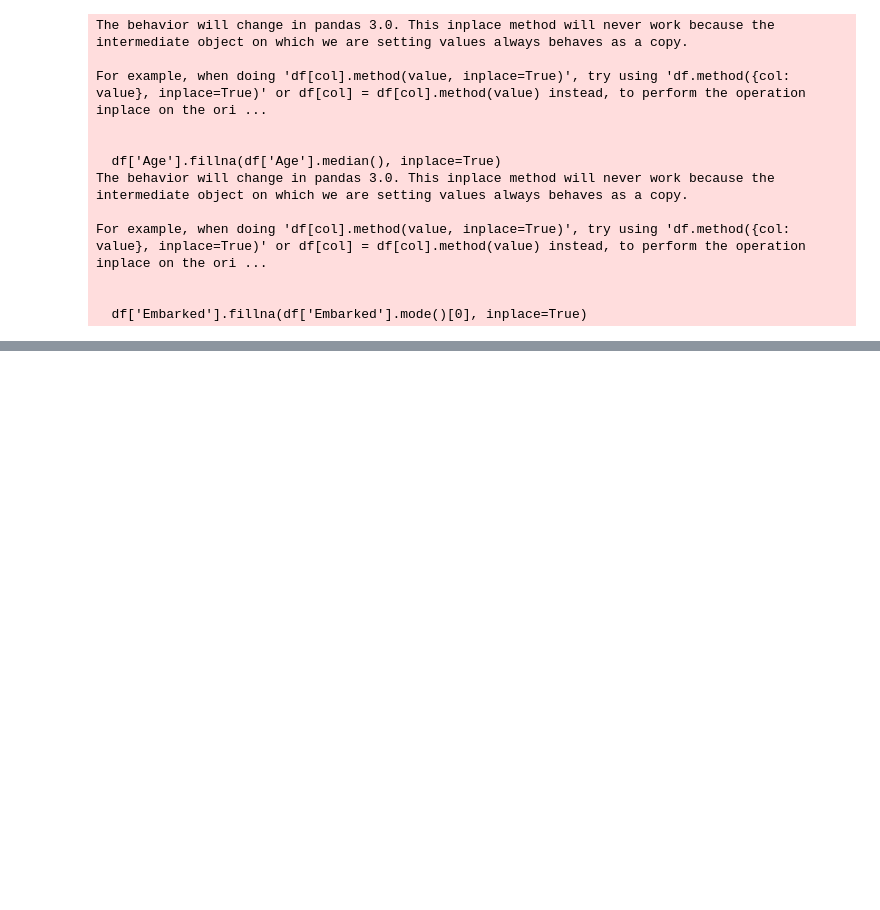
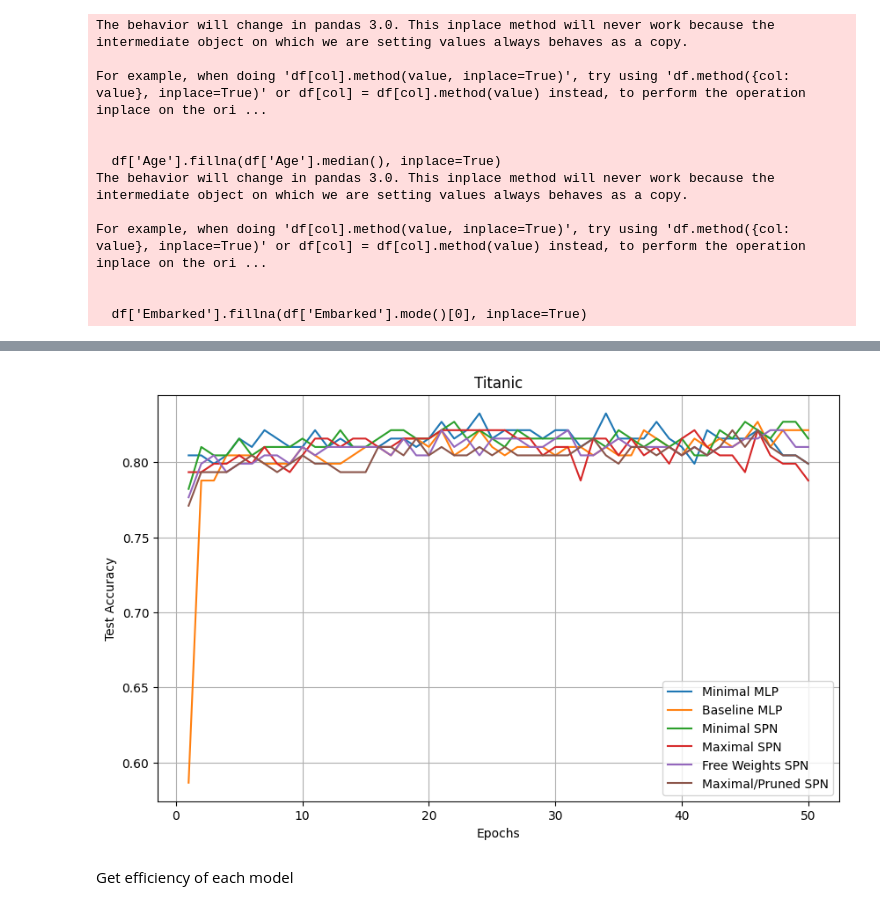
Before and after one commit to sarosh2/dpn, a Jupyter notebook: Titanic_test.ipynb, the cells around one changed output, grey strips where cells are left out. Cells and saved outputs as stored; diff of their text form; code cells hidden in the pictures; blank space fills up the shorter version.

```diff
--- a/Titanic_test.ipynb
+++ b/Titanic_test.ipynb
@@ -263,0 +364,36 @@ Peak GPU memory: 18.11 MB
+# %%
+test_acc_0 = val_metrics_0[:, 1]
+test_acc_1 = val_metrics_1[:, 1]
+test_acc_2 = val_metrics_2[:, 1]
+test_acc_3 = val_metrics_3[:, 1]
+test_acc_4 = val_metrics_4[:, 1]
+test_acc_5 = val_metrics_5[:, 1]
+# %%
+# Plot the training accuracy of all 5 models
+plt.figure(figsize=(10, 6))
+
+plt.plot(epochs, test_acc_0, label='Minimal MLP')
+plt.plot(epochs, test_acc_1, label='Baseline MLP')
+plt.plot(epochs, test_acc_2, label='Minimal SPN')
+plt.plot(epochs, test_acc_3, label='Maximal SPN')
+plt.plot(epochs, test_acc_4, label='Free Weights SPN')
+plt.plot(epochs, test_acc_5, label='Maximal/Pruned SPN')
+
+# Adding labels and title
+plt.xlabel('Epochs')
+plt.ylabel('Test Accuracy')
+plt.title('Titanic')
+
+# Adding a legend to distinguish the models
+plt.legend()
+
+# Show the plot
+plt.grid(True)
+
+#save the plot
+plt.savefig('results/Titanic/test_accuracy_plot.png')  # Save as PNG file
+plt.show()
+# %% [output]
+[figure, added]
+# %% [markdown]
+Get efficiency of each model
```
Also changed, not shown: parts of 61 cells of this notebook, 56 other files.
